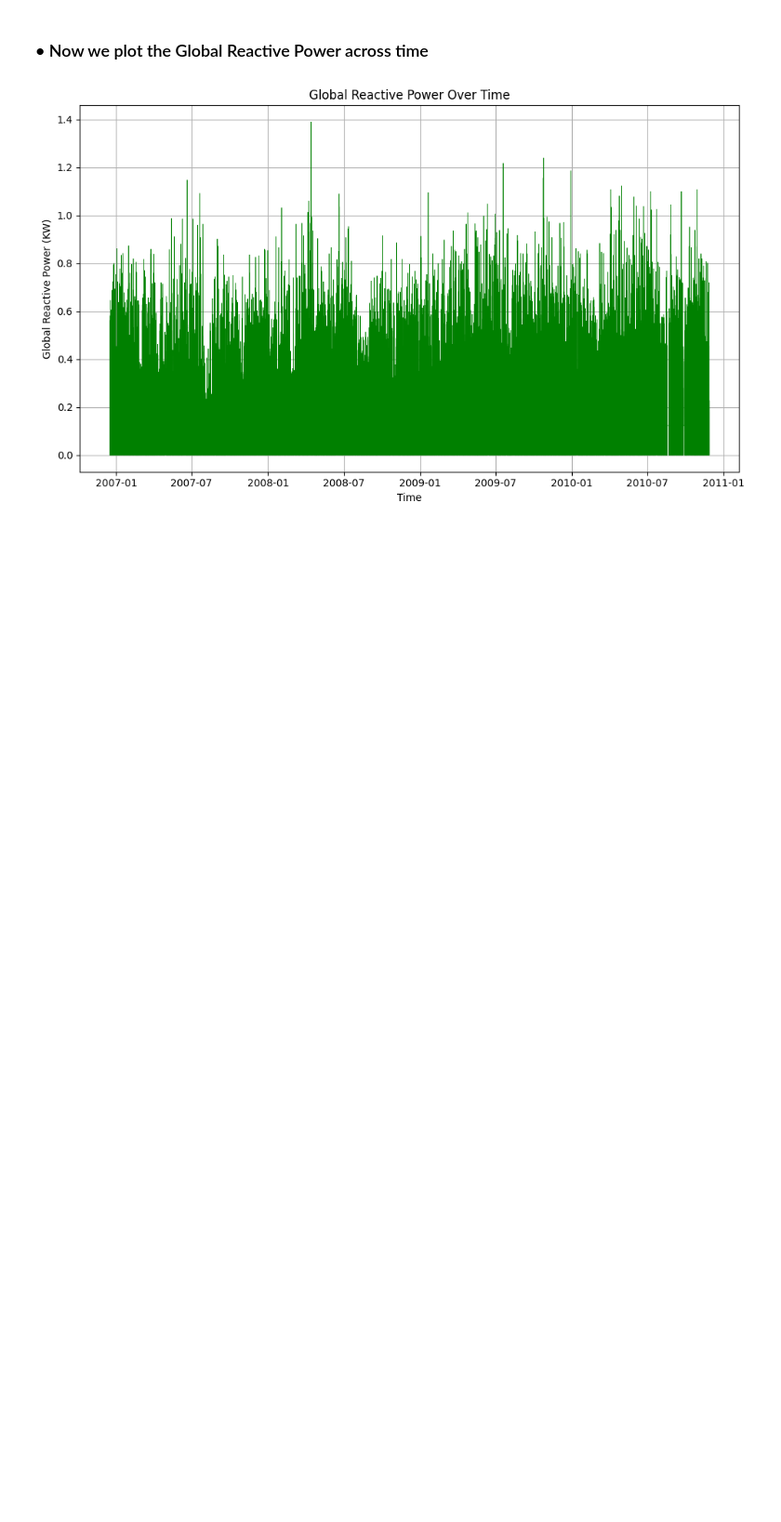
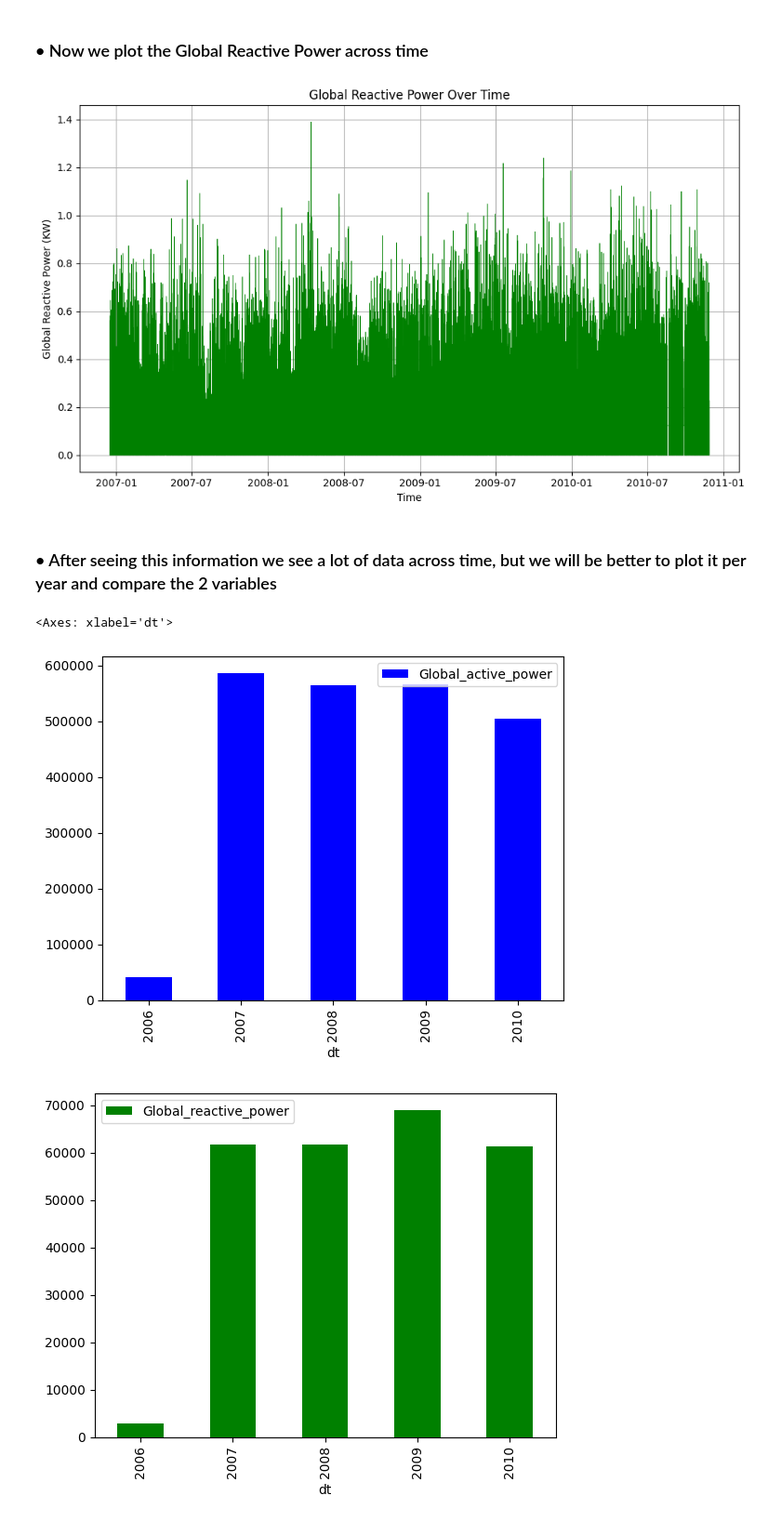
Before and after one commit to AndreyArguedas/DeepLearning, a Jupyter notebook: Documentos de Deep Learning GR 40/TC3/TP3-DL-AndreyArguedas.ipynb, the cells around one changed output. Shown at 93% size. Saved outputs shown, nothing was run; the diff lists cells and outputs as text; code cells hidden in the pictures; blank space fills up the shorter version.

```diff
--- a/Documentos de Deep Learning GR 40/TC3/TP3-DL-AndreyArguedas.ipynb
+++ b/Documentos de Deep Learning GR 40/TC3/TP3-DL-AndreyArguedas.ipynb
@@ -181,3 +200,20 @@ plt.tight_layout()
 plt.show()
 # %% [output]
 [figure]
+# %% [markdown]
+### • After seeing this information we see a lot of data across time, but we will be better to plot it per year and compare the 2 variables
+# %%
+# Dataframe of active power
+household_consumption_active_power = dataset.groupby([dataset.index.year])['Global_active_power'].sum().to_frame()
+# Dataframe of reactive power
+household_consumption_reactive_power = dataset.groupby([dataset.index.year])['Global_reactive_power'].sum().to_frame()
+# Dataframe of intensity
+household_consumption_intensity = dataset.groupby([dataset.index.year])['Global_intensity'].sum().to_frame()
+
+household_consumption_active_power.plot(kind='bar', color='blue')
+household_consumption_reactive_power.plot(kind='bar', color='green')
+household_consumption_intensity.plot(kind='bar', color='yellow')
+# %% [output]
+<Axes: xlabel='dt'>
+[figure, added]
+[figure, added]
```
Also changed, not shown: parts of 27 cells of this notebook.
